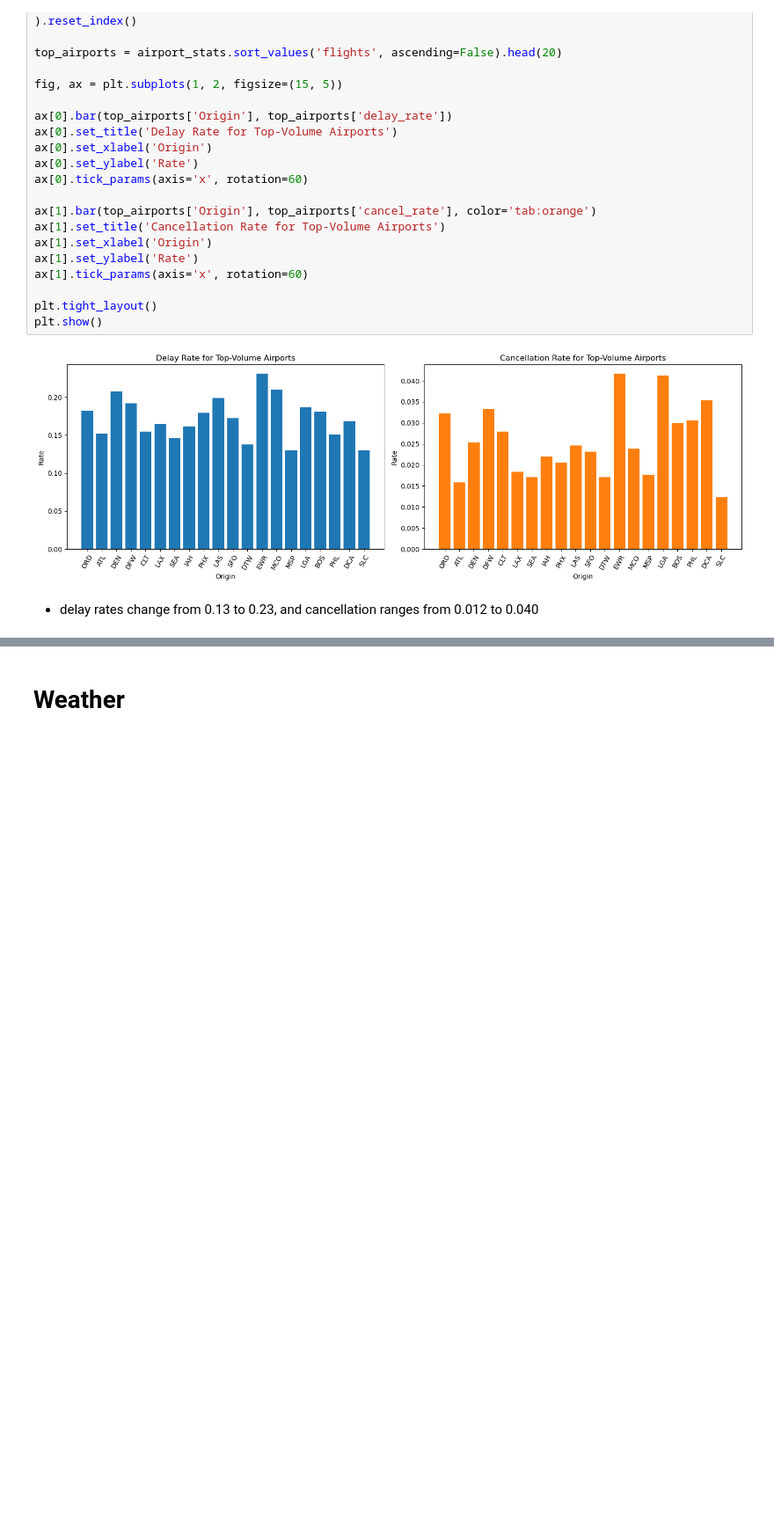
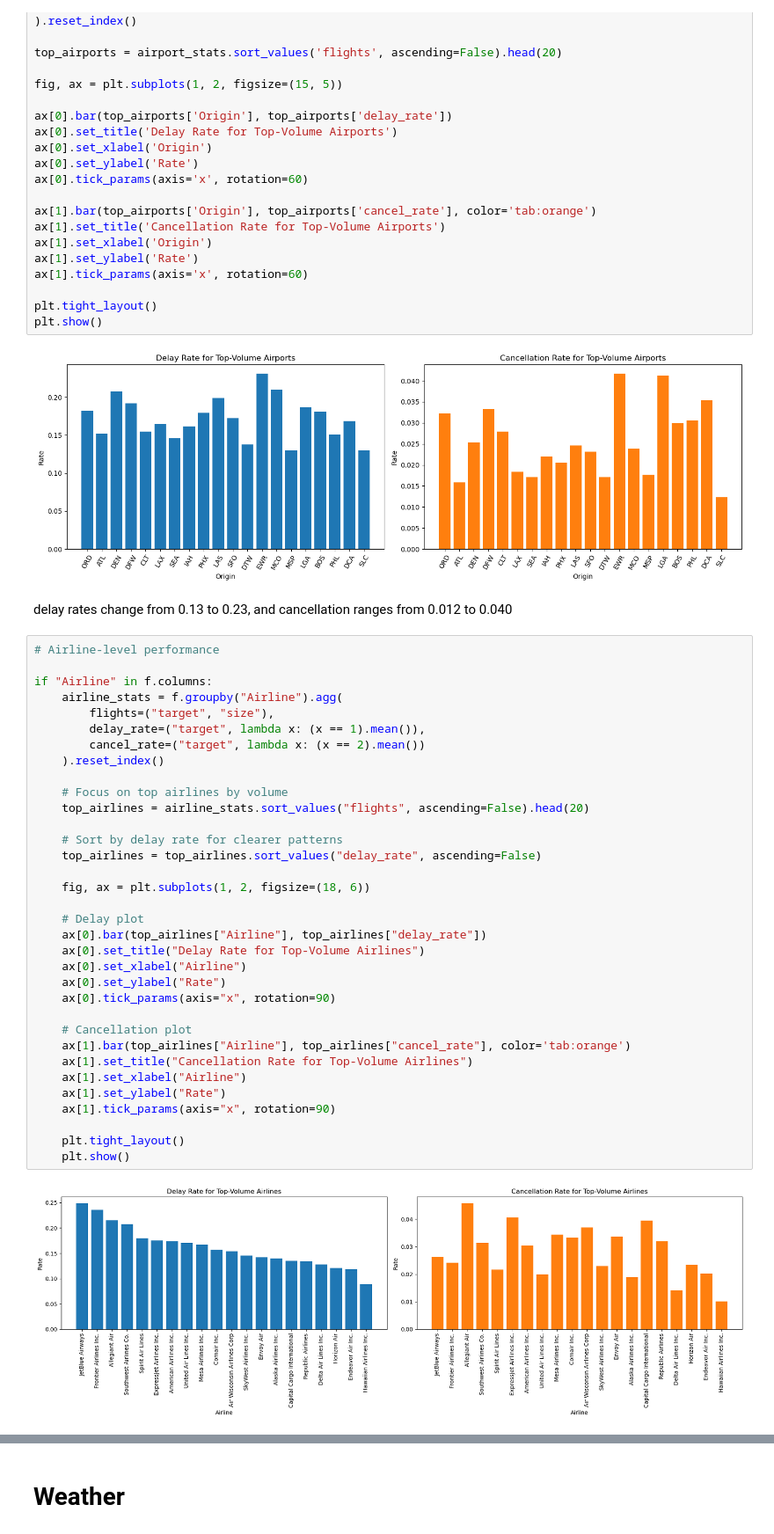
Before and after one commit to arv020/DSC288R_DataScienceCapstone, a Jupyter notebook: notebooks/EDA/combined_eda.ipynb, the cells around one changed output, grey strips where cells are left out. Shown at 88% size. Drawn from its saved outputs; the diff is of its cells as text; blank space fills up the shorter version.

```diff
--- a/notebooks/EDA/combined_eda.ipynb
+++ b/notebooks/EDA/combined_eda.ipynb
@@ -355,4 +455,40 @@ plt.show()
 # %% [output]
 [figure]
 # %% [markdown]
-* delay rates change from 0.13 to 0.23, and cancellation ranges from 0.012 to 0.040
+delay rates change from 0.13 to 0.23, and cancellation ranges from 0.012 to 0.040
+# %%
+# Airline-level performance
+
+if "Airline" in f.columns:
+    airline_stats = f.groupby("Airline").agg(
+        flights=("target", "size"),
+        delay_rate=("target", lambda x: (x == 1).mean()),
+        cancel_rate=("target", lambda x: (x == 2).mean())
+    ).reset_index()
+
+    # Focus on top airlines by volume
+    top_airlines = airline_stats.sort_values("flights", ascending=False).head(20)
+
+    # Sort by delay rate for clearer patterns
+    top_airlines = top_airlines.sort_values("delay_rate", ascending=False)
+
+    fig, ax = plt.subplots(1, 2, figsize=(18, 6))
+
+    # Delay plot
+    ax[0].bar(top_airlines["Airline"], top_airlines["delay_rate"])
+    ax[0].set_title("Delay Rate for Top-Volume Airlines")
+    ax[0].set_xlabel("Airline")
+    ax[0].set_ylabel("Rate")
+    ax[0].tick_params(axis="x", rotation=90)
+
+    # Cancellation plot
+    ax[1].bar(top_airlines["Airline"], top_airlines["cancel_rate"], color='tab:orange')
+    ax[1].set_title("Cancellation Rate for Top-Volume Airlines")
+    ax[1].set_xlabel("Airline")
+    ax[1].set_ylabel("Rate")
+    ax[1].tick_params(axis="x", rotation=90)
+
+    plt.tight_layout()
+    plt.show()
+# %% [output]
+[figure, added]
```
Also changed, not shown: parts of 17 cells of this notebook.
